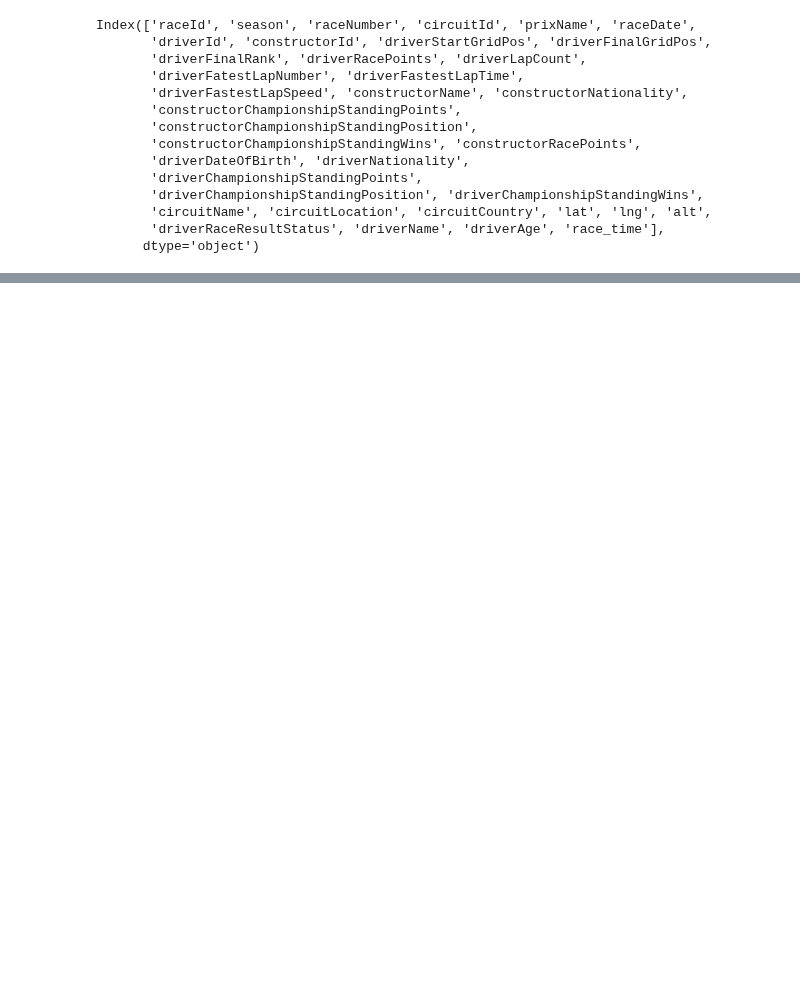
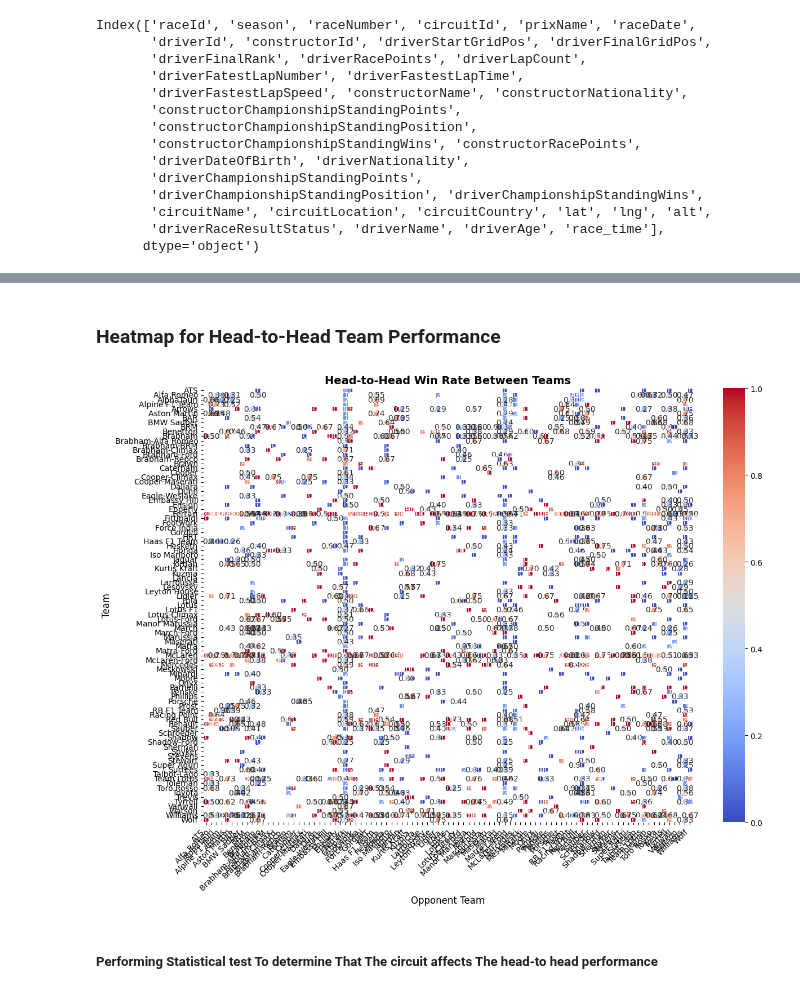
Before and after one commit to yesh-045/Data_Premier_League, a Jupyter notebook: src/models/team_performance_comparsion/model.ipynb, the cells around one changed output, grey strips where cells are left out. Drawn from its saved outputs; the diff is of its cells as text; code cells hidden in the pictures; blank space fills up the shorter version.

```diff
--- a/src/models/team_performance_comparsion/model.ipynb
+++ b/src/models/team_performance_comparsion/model.ipynb
@@ -50,0 +89,31 @@ print(team_performance.head())  # Show results
+# %% [markdown]
+### Heatmap for Head-to-Head Team Performance
+# %%
+import seaborn as sns
+import matplotlib.pyplot as plt
+
+# Ensure constructor names are strings
+team_performance["constructorName"] = team_performance["constructorName"].astype(str)
+team_performance["constructorName_opponent"] = team_performance["constructorName_opponent"].astype(str)
+
+# Pivot table for heatmap
+heatmap_data = team_performance.pivot(index="constructorName", columns="constructorName_opponent", values="win_rate_against")
+
+# Plot heatmap
+plt.figure(figsize=(14, 10))  # Make it larger for better visibility
+ax = sns.heatmap(heatmap_data, annot=True, cmap="coolwarm", linewidths=0.5, fmt=".2f",
+                 xticklabels=True, yticklabels=True)
+
+# Improve readability
+plt.xticks(rotation=45, ha="right", fontsize=10)
+plt.yticks(rotation=0, fontsize=10)
+plt.title("Head-to-Head Win Rate Between Teams", fontsize=14, fontweight="bold")
+plt.xlabel("Opponent Team", fontsize=12)
+plt.ylabel("Team", fontsize=12)
+
+# Show the heatmap
+plt.show()
+# %% [output]
+[figure, added]
+# %% [markdown]
+##### Performing Statistical test To determine That The circuit affects The head-to head performance
```
Also changed, not shown: parts of 3 cells of this notebook.
